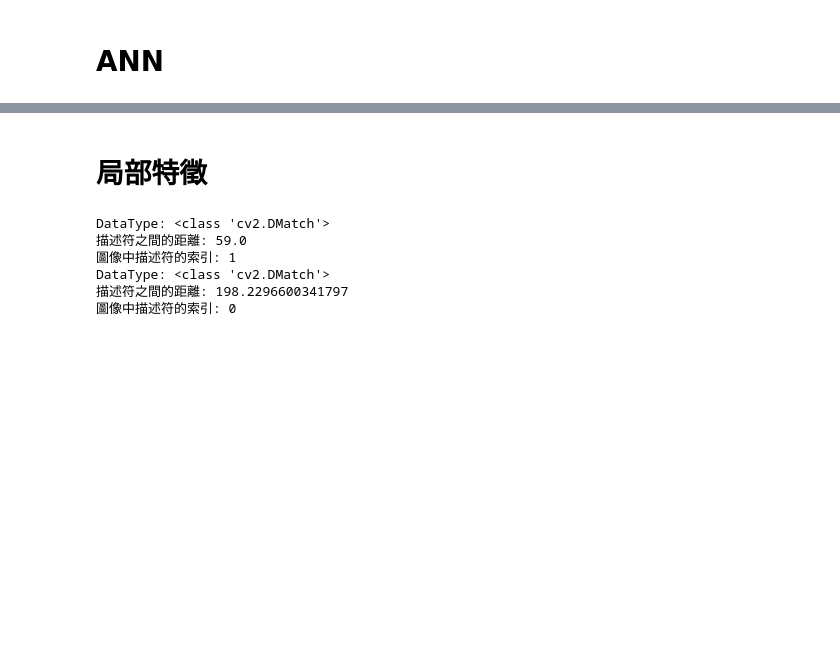
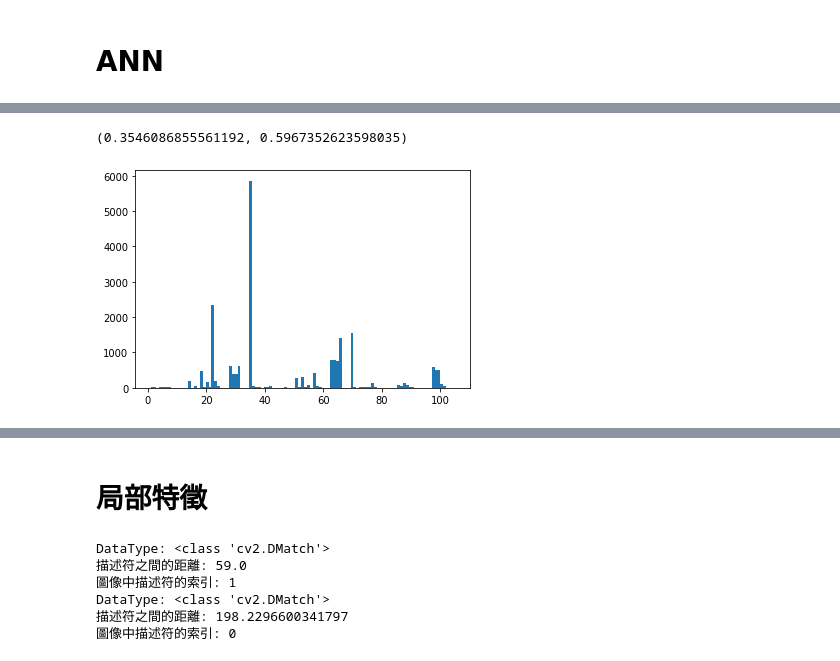
Before and after one commit to fxz200/detection, a Jupyter notebook: flower.ipynb, the cells around one changed output, grey strips where cells are left out. Cells and saved outputs as stored; diff of their text form; code cells hidden in the pictures; blank space fills up the shorter version.

```diff
--- a/flower.ipynb
+++ b/flower.ipynb
@@ -544,6 +627,16 @@ def ChangeType(x):
     x=np.array(x)
     x=x.astype(np.float64)
     return x
+# %%
+train=df["color_hist"][1]
+train=ChangeType(train)
+#test=ChangeType()
+Compare_Hist(train,plt.hist(all_hist_1,105,(1,105))[0])
+# # HIST=plt.hist(all_hist_1,105,(1,105))
+# # HIST[0]
+# %% [output]
+(0.3546086855561192, 0.5967352623598035)
+[figure, added]
 # %%
 def CompareData(test_img):
         name=test_img.split("/")
```
Also changed, not shown: parts of 11 cells of this notebook, 11 other files.
